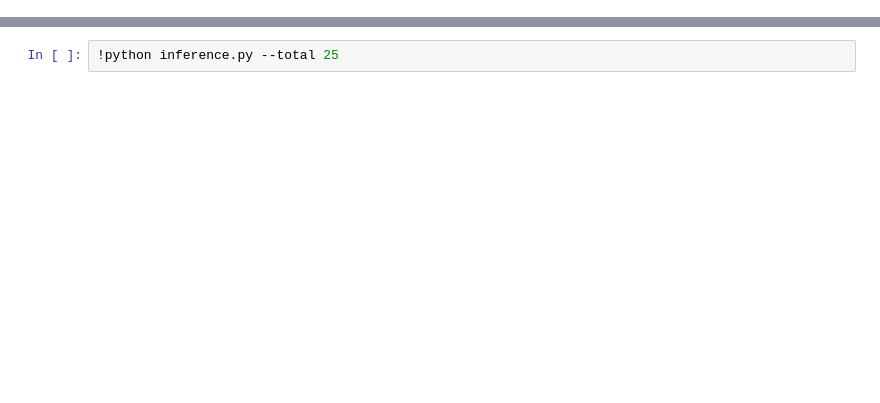
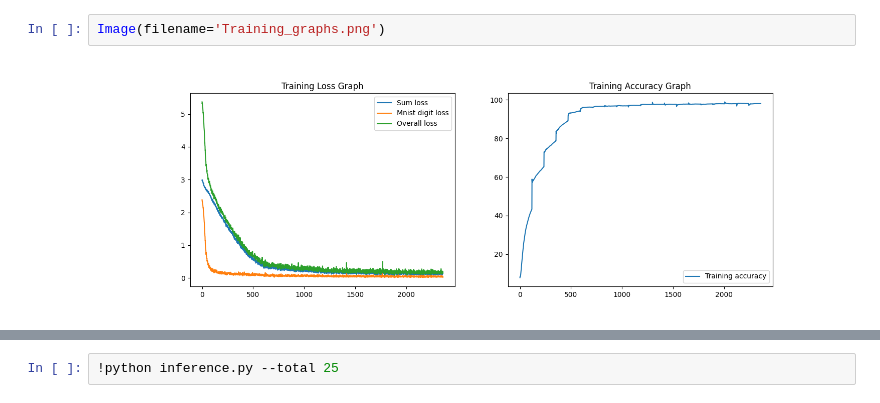
Before and after one commit to nikshrimali/TSAI_END2_Phase1, a Jupyter notebook: MnistDigitAndSumPrediction.ipynb, the cells around one changed output, grey strips where cells are left out. Cells and saved outputs as stored; diff of their text form; blank space fills up the shorter version.

```diff
--- a/MnistDigitAndSumPrediction.ipynb
+++ b/MnistDigitAndSumPrediction.ipynb
@@ -24,0 +72,4 @@ Namespace(batch_size=512, epochs='20', lr=0.02, plot_graph=False, save=True, sum
+# %%
+Image(filename='Training_graphs.png')
+# %% [output]
+[figure, added]
```
Also changed, not shown: parts of 6 cells of this notebook, 3 other files.
